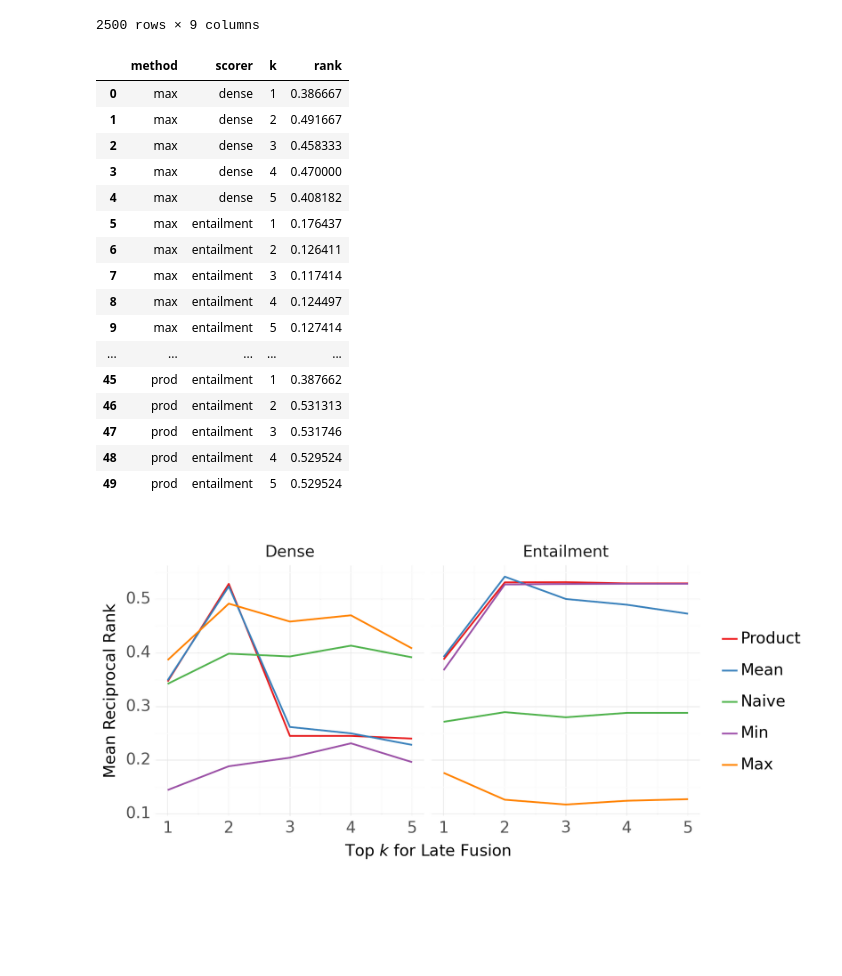
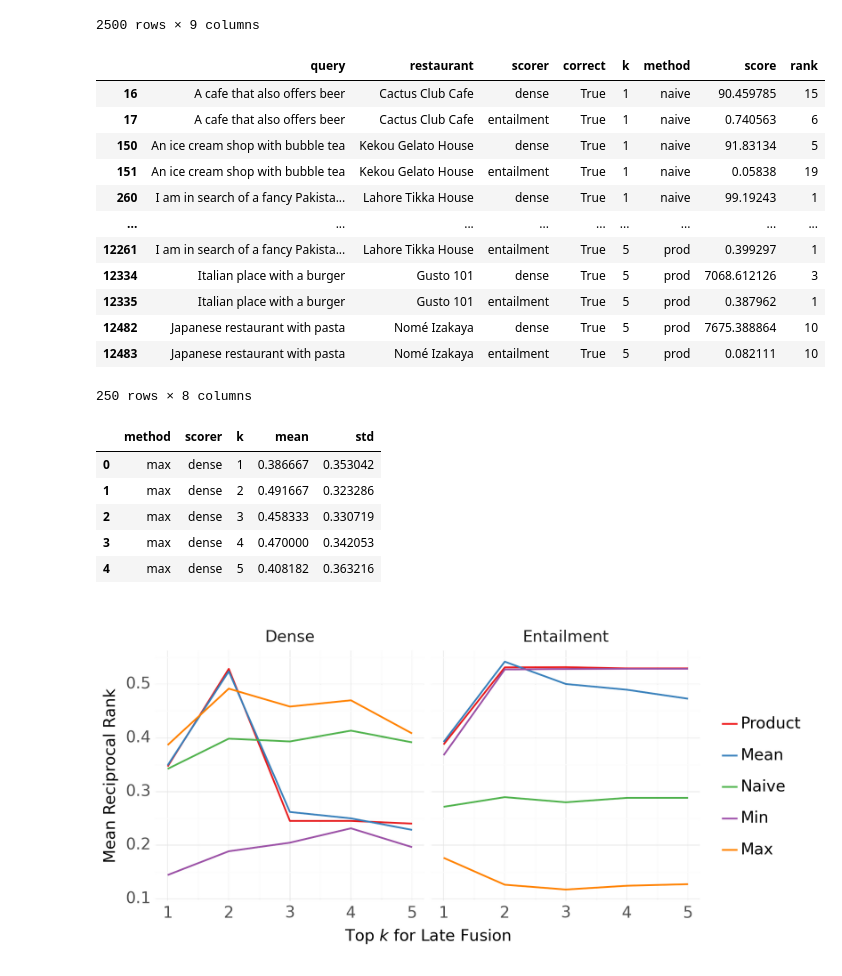
Before and after one commit to baronet2/marir, a Jupyter notebook: RIRD/21_compare_algorithms_item_first.ipynb, the cells around one changed output. Cells and saved outputs as stored; diff of their text form; code cells hidden in the pictures; blank space fills up the shorter version.

Commit message:
Update RIRD results

```diff
--- a/RIRD/21_compare_algorithms_item_first.ipynb
+++ b/RIRD/21_compare_algorithms_item_first.ipynb
@@ -170,41 +170,51 @@ aspect_based_scores
 | 2499 | Japanese restaurant with pasta | Real Sports Bar & Grill | False | entailment | 5 | 0.115787 | 0.154304 | 0.19282 | 0.022326 |
 2500 rows × 9 columns
 # %%
-def mrr(ranks):
-    # Mean reciprocal rank, higher is better
-    return (1 / ranks).mean()
-
-mrr_results = (
+ranks = (
     naive_scores
     .merge(aspect_based_scores)
     .rename(columns = {'score': 'naive'})
     .melt(id_vars = ['query', 'restaurant', 'scorer', 'correct', 'k'], var_name='method', value_name='score')
     .assign(rank = lambda d: d.groupby(['query', 'scorer', 'method', 'k'])['score'].rank(ascending=False).astype(int))
     .query("correct")
-    .groupby(['method', 'scorer', 'k'])
-    ['rank'].agg(mrr)
-    .reset_index()
 )
 
-mrr_results
+ranks
 # %% [output]
-|  | method | scorer | k | rank |
-| 0 | max | dense | 1 | 0.386667 |
-| 1 | max | dense | 2 | 0.491667 |
-| 2 | max | dense | 3 | 0.458333 |
-| 3 | max | dense | 4 | 0.470000 |
-| 4 | max | dense | 5 | 0.408182 |
-| 5 | max | entailment | 1 | 0.176437 |
-| 6 | max | entailment | 2 | 0.126411 |
-| 7 | max | entailment | 3 | 0.117414 |
-| 8 | max | entailment | 4 | 0.124497 |
-| 9 | max | entailment | 5 | 0.127414 |
-| ... | ... | ... | ... | ... |
-| 45 | prod | entailment | 1 | 0.387662 |
-| 46 | prod | entailment | 2 | 0.531313 |
-| 47 | prod | entailment | 3 | 0.531746 |
-| 48 | prod | entailment | 4 | 0.529524 |
-| 49 | prod | entailment | 5 | 0.529524 |
+|  | query | restaurant | scorer | correct | k | method | score | rank |
+| 16 | A cafe that also offers beer | Cactus Club Cafe | dense | True | 1 | naive | 90.459785 | 15 |
+| 17 | A cafe that also offers beer | Cactus Club Cafe | entailment | True | 1 | naive | 0.740563 | 6 |
+| 150 | An ice cream shop with bubble tea | Kekou Gelato House | dense | True | 1 | naive | 91.83134 | 5 |
+| 151 | An ice cream shop with bubble tea | Kekou Gelato House | entailment | True | 1 | naive | 0.05838 | 19 |
+| 260 | I am in search of a fancy Pakista... | Lahore Tikka House | dense | True | 1 | naive | 99.19243 | 1 |
+| ... | ... | ... | ... | ... | ... | ... | ... | ... |
+| 12261 | I am in search of a fancy Pakista... | Lahore Tikka House | entailment | True | 5 | prod | 0.399297 | 1 |
+| 12334 | Italian place with a burger | Gusto 101 | dense | True | 5 | prod | 7068.612126 | 3 |
+| 12335 | Italian place with a burger | Gusto 101 | entailment | True | 5 | prod | 0.387962 | 1 |
+| 12482 | Japanese restaurant with pasta | Nomé Izakaya | dense | True | 5 | prod | 7675.388864 | 10 |
+| 12483 | Japanese restaurant with pasta | Nomé Izakaya | entailment | True | 5 | prod | 0.082111 | 10 |
+250 rows × 8 columns
+# %%
+def mrr(ranks):
+    # Mean reciprocal rank, higher is better
+    return (1 / ranks).mean()
+
+mrr_results = (
+    ranks
+    .assign(rr = lambda d: 1 / d['rank'])
+    .groupby(['method', 'scorer', 'k'])
+    ['rr'].agg(['mean', 'std'])
+    .reset_index()
+)
+
+mrr_results.head()
+# %% [output]
+|  | method | scorer | k | mean | std |
+| 0 | max | dense | 1 | 0.386667 | 0.353042 |
+| 1 | max | dense | 2 | 0.491667 | 0.323286 |
+| 2 | max | dense | 3 | 0.458333 | 0.330719 |
+| 3 | max | dense | 4 | 0.470000 | 0.342053 |
+| 4 | max | dense | 5 | 0.408182 | 0.363216 |
 # %%
 from plotnine import *
 import numpy as np
```
Also changed, not shown: parts of 3 cells of this notebook, 5 other files.
